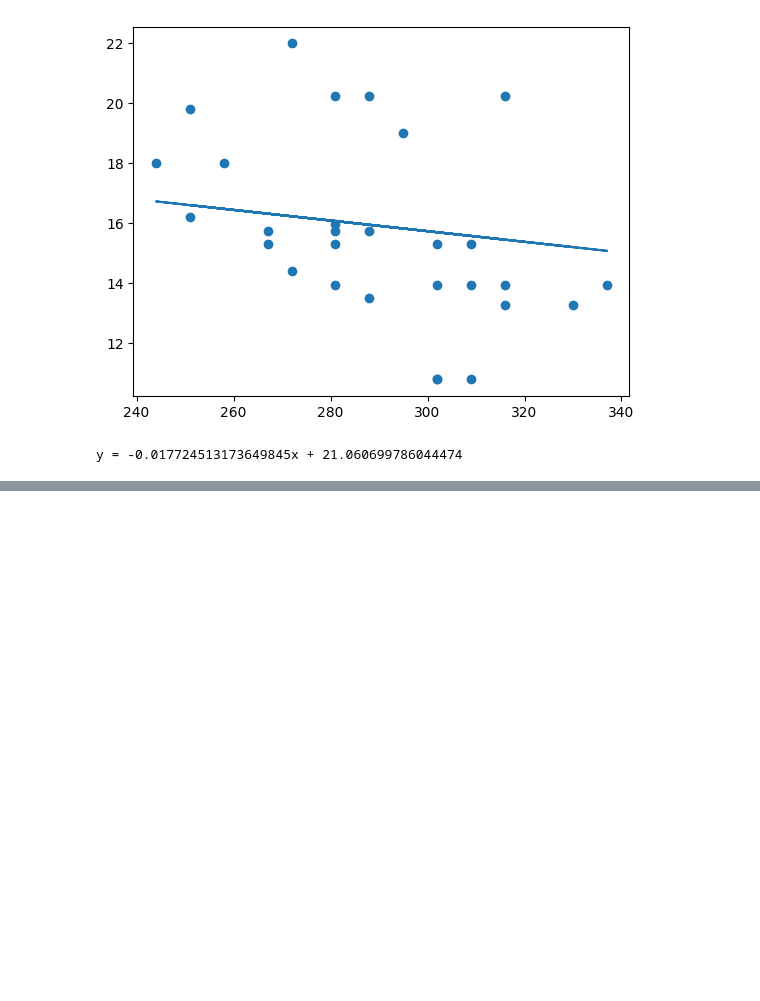
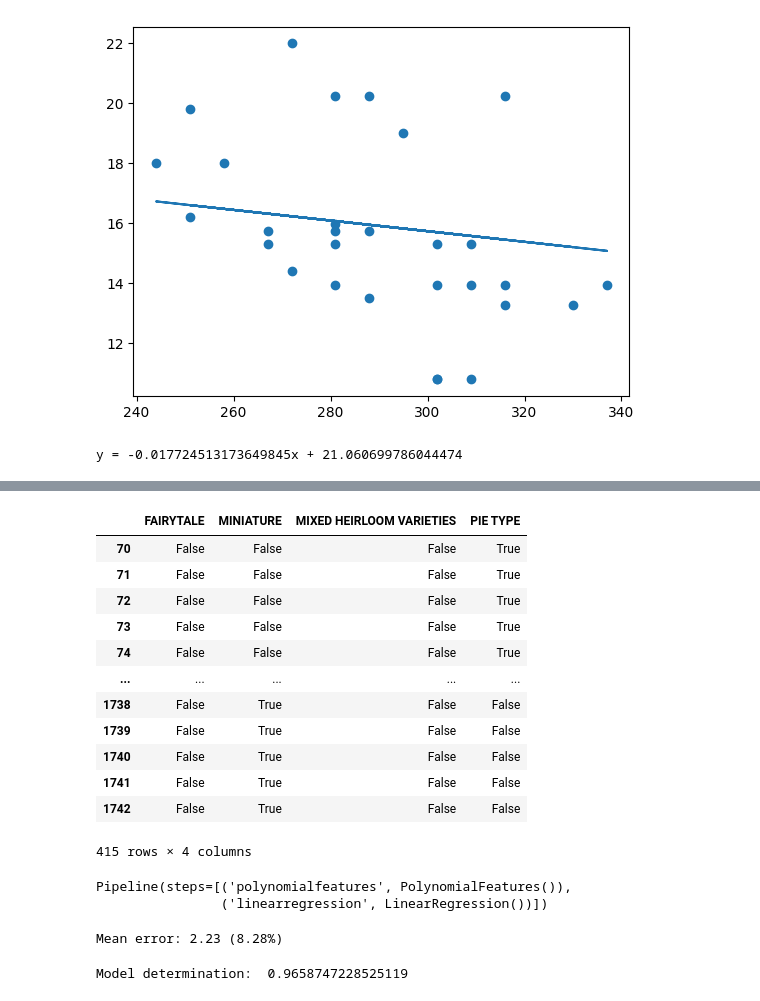
Before and after one commit to duchnv-vn/regression-ml, a Jupyter notebook: pumpkins-ml-model/linear-regression.ipynb, the cells around one changed output, grey strips where cells are left out. Drawn from its saved outputs; the diff is of its cells as text; code cells hidden in the pictures; blank space fills up the shorter version.

```diff
--- a/pumpkins-ml-model/linear-regression.ipynb
+++ b/pumpkins-ml-model/linear-regression.ipynb
@@ -130,0 +154,16 @@ pipeline.fit(X_train,y_train)
+# %%
+pd.get_dummies(new_pumpkins['Variety'])
+# %% [output]
+|  | FAIRYTALE | MINIATURE | MIXED HEIRLOOM VARIETIES | PIE TYPE |
+| 70 | False | False | False | True |
+| 71 | False | False | False | True |
+| 72 | False | False | False | True |
+| 73 | False | False | False | True |
+| 74 | False | False | False | True |
+| ... | ... | ... | ... | ... |
+| 1738 | False | True | False | False |
+| 1739 | False | True | False | False |
+| 1740 | False | True | False | False |
+| 1741 | False | True | False | False |
+| 1742 | False | True | False | False |
+415 rows × 4 columns
@@ -130,0 +176,20 @@ pipeline.fit(X_train,y_train)
+# %%
+X_train, X_test, y_train, y_test = train_test_split(X, y, test_size=0.2, random_state=0)
+
+pipeline = make_pipeline(PolynomialFeatures(2), LinearRegression())
+pipeline.fit(X_train,y_train)
+# %% [output]
+Pipeline(steps=[('polynomialfeatures', PolynomialFeatures()),
+                ('linearregression', LinearRegression())])
+# %%
+pred_3 = pipeline.predict(X_test)
+
+mse = np.sqrt(mean_squared_error(y_test,pred_3))
+print(f'Mean error: {mse:3.3} ({mse/np.mean(pred_3)*100:3.3}%)')
+# %% [output]
+Mean error: 2.23 (8.28%)
+# %%
+score = pipeline.score(X_train,y_train)
+print('Model determination: ', score)
+# %% [output]
+Model determination:  0.9658747228525119
```
Also changed, not shown: parts of 6 cells of this notebook.
